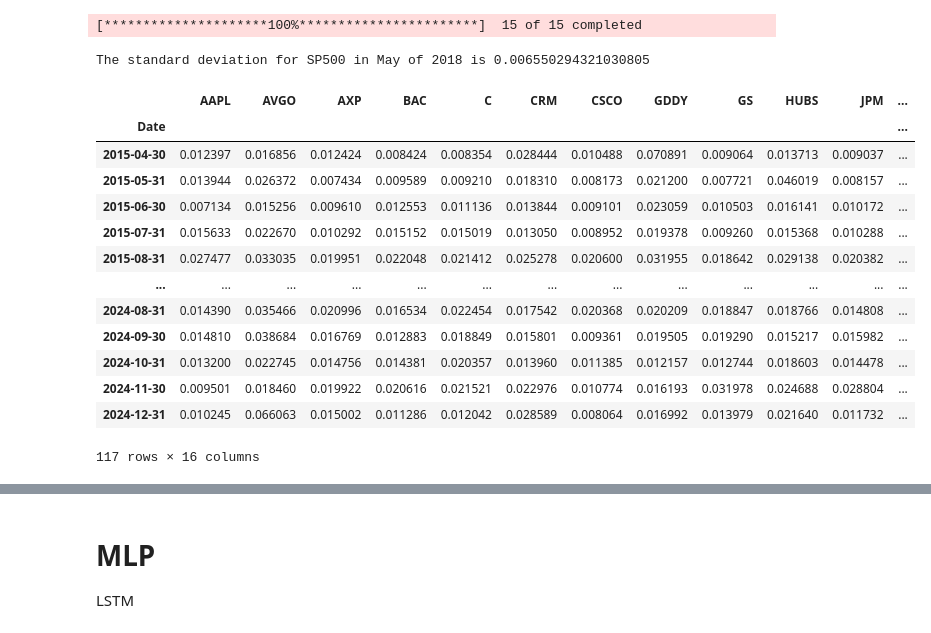
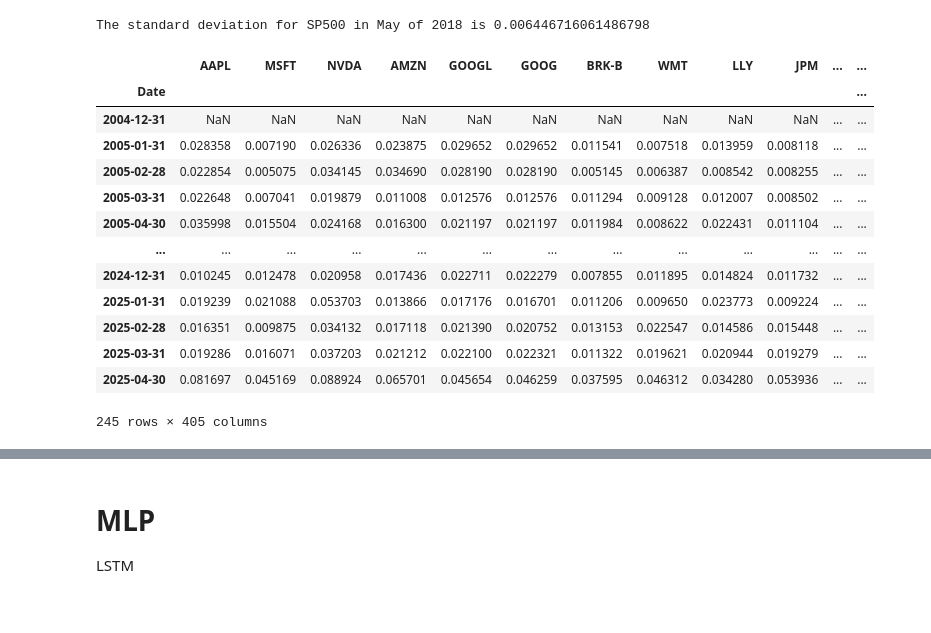
Before and after one commit to rishitashroff/riskreturncalculator, a Jupyter notebook: Project.ipynb, the cells around one changed output, grey strips where cells are left out. Saved outputs shown, nothing was run; the diff lists cells and outputs as text; code cells hidden in the pictures.

```diff
--- a/Project.ipynb
+++ b/Project.ipynb
@@ -20,0 +20,13 @@ import matplotlib.pyplot as plt
+# %%
+r = pd.read_csv('sp500_stocks.csv')
+stock_list = r['Ticker'].values.tolist() + ['^GSPC']
+r.set_index('Ticker', inplace=True)
+# stock_list
+# %%
+adj_close_data = {}
+
+for stock in stock_list:
+    data = yf.download(stock, start-pd.offsets.BDay(1), end+pd.offsets.BDay(1), auto_adjust=False)['Adj Close']
+    first_date = data.index.min()
+    if first_date.year <= 2005:
+        adj_close_data[stock] = data[stock]
@@ -20,0 +51,3 @@ import matplotlib.pyplot as plt
+# %%
+returns = pd.DataFrame(adj_close_data).pct_change().dropna()
+returns
@@ -35,58 +111,54 @@ These are the fifteen stocks assigned to you: AAPL AVGO AXP BAC C CRM CSCO GDDY
 # %%
 # defining start and end date
-start = dt.datetime(2000, 1, 1)
-end = dt.datetime(2024, 12, 31)
+# start = dt.datetime(2005, 1, 1)
+# end = dt.datetime(2025, 5, 31)
 
 # getting returns of the stocks
 # calculates returns using adjusted close price
 # ensures that we have returns of only those dates where all companies have available information
-returns = yf.download(stock_list, start-pd.offsets.BDay(1), end+pd.offsets.BDay(1), auto_adjust=False)['Adj Close'].pct_change().dropna()
+# returns = yf.download(stock_list, start-pd.offsets.BDay(1), end+pd.offsets.BDay(1), auto_adjust=False)['Adj Close'].pct_change().dropna()
 
-# gets all returns Close, high, low, open, volume
-#returns = yf.download(stock_list, start, end)
 
 # S&P 500
-sp500 = yf.Ticker("^GSPC")
-sp500_data = sp500.history(period="25y")
-sp500_data['SP500'] = sp500_data['Close'].pct_change()
-sp500_data = sp500_data.drop(columns=["Open", "High", "Low", "Close", "Volume", "Dividends", "Stock Splits"])
+# sp500 = yf.Ticker("^GSPC")
+# sp500_data = sp500.history(period="25y")
+# sp500_data['SP500'] = sp500_data['Close'].pct_change()
+# sp500_data = sp500_data.drop(columns=["Open", "High", "Low", "Close", "Volume", "Dividends", "Stock Splits"])
 
-sp500_data.index = sp500_data.index.strftime('%m-%d-%Y')
-sp500_data.index = pd.to_datetime(sp500_data.index)
+# sp500_data.index = sp500_data.index.strftime('%m-%d-%Y')
+# sp500_data.index = pd.to_datetime(sp500_data.index)
 # sp500_mon = sp500_data.resample(rule = 'ME').apply(lambda x: x.add(1).prod().sub(1))
-# %% [output]
-[*********************100%***********************]  15 of 15 completed
 # %%
 # Find finding monthly returns
-returns = pd.merge(returns, sp500_data, left_index = True, right_index = True )
-
+# returns = pd.merge(returns, sp500_data, left_index = True, right_index = True )
+returns.rename(columns ={'^GSPC':'SP500'}, inplace=True)
 returns_mon = returns.resample(rule = 'ME').apply(lambda x: x.add(1).prod().sub(1))
 # %%
 # Standard deviation for 2018, May SP500
-sp500_stdev = returns.loc[(returns.index.year == 2018) & (returns.index.month == 5)]['SP500'].std()
+sp500_stdev = returns.loc[(returns.index.year == 2005) & (returns.index.month == 1)]['SP500'].std()
 print(f"The standard deviation for SP500 in May of 2018 is {sp500_stdev}")
 
 # Calculating STDEV for each month
 monthly_std = returns.groupby(by=[returns.index.month, returns.index.year]).std()
 monthly_std.index = pd.to_datetime(monthly_std.index.map(lambda x: f"{x[1]}-{x[0]}"), format="%Y-%m")
 monthly_std.sort_index(inplace=True)
 monthly_std.index = returns_mon.index
 
 # Double check
 monthly_std
 # %% [output]
-The standard deviation for SP500 in May of 2018 is 0.006550294321030805
+The standard deviation for SP500 in May of 2018 is 0.006446716061486798
-|  | AAPL | AVGO | AXP | BAC | C | CRM | CSCO | GDDY | GS | HUBS | JPM | ... |
+|  | AAPL | MSFT | NVDA | AMZN | GOOGL | GOOG | BRK-B | WMT | LLY | JPM | ... | ... |
 | Date |  |  |  |  |  |  |  |  |  |  |  | ... |
-| 2015-04-30 | 0.012397 | 0.016856 | 0.012424 | 0.008424 | 0.008354 | 0.028444 | 0.010488 | 0.070891 | 0.009064 | 0.013713 | 0.009037 | ... |
-| 2015-05-31 | 0.013944 | 0.026372 | 0.007434 | 0.009589 | 0.009210 | 0.018310 | 0.008173 | 0.021200 | 0.007721 | 0.046019 | 0.008157 | ... |
-| 2015-06-30 | 0.007134 | 0.015256 | 0.009610 | 0.012553 | 0.011136 | 0.013844 | 0.009101 | 0.023059 | 0.010503 | 0.016141 | 0.010172 | ... |
-| 2015-07-31 | 0.015633 | 0.022670 | 0.010292 | 0.015152 | 0.015019 | 0.013050 | 0.008952 | 0.019378 | 0.009260 | 0.015368 | 0.010288 | ... |
-| 2015-08-31 | 0.027477 | 0.033035 | 0.019951 | 0.022048 | 0.021412 | 0.025278 | 0.020600 | 0.031955 | 0.018642 | 0.029138 | 0.020382 | ... |
+| 2004-12-31 | NaN | NaN | NaN | NaN | NaN | NaN | NaN | NaN | NaN | NaN | ... | ... |
+| 2005-01-31 | 0.028358 | 0.007190 | 0.026336 | 0.023875 | 0.029652 | 0.029652 | 0.011541 | 0.007518 | 0.013959 | 0.008118 | ... | ... |
+| 2005-02-28 | 0.022854 | 0.005075 | 0.034145 | 0.034690 | 0.028190 | 0.028190 | 0.005145 | 0.006387 | 0.008542 | 0.008255 | ... | ... |
+| 2005-03-31 | 0.022648 | 0.007041 | 0.019879 | 0.011008 | 0.012576 | 0.012576 | 0.011294 | 0.009128 | 0.012007 | 0.008502 | ... | ... |
+| 2005-04-30 | 0.035998 | 0.015504 | 0.024168 | 0.016300 | 0.021197 | 0.021197 | 0.011984 | 0.008622 | 0.022431 | 0.011104 | ... | ... |
 | ... | ... | ... | ... | ... | ... | ... | ... | ... | ... | ... | ... | ... |
-| 2024-08-31 | 0.014390 | 0.035466 | 0.020996 | 0.016534 | 0.022454 | 0.017542 | 0.020368 | 0.020209 | 0.018847 | 0.018766 | 0.014808 | ... |
-| 2024-09-30 | 0.014810 | 0.038684 | 0.016769 | 0.012883 | 0.018849 | 0.015801 | 0.009361 | 0.019505 | 0.019290 | 0.015217 | 0.015982 | ... |
-| 2024-10-31 | 0.013200 | 0.022745 | 0.014756 | 0.014381 | 0.020357 | 0.013960 | 0.011385 | 0.012157 | 0.012744 | 0.018603 | 0.014478 | ... |
-| 2024-11-30 | 0.009501 | 0.018460 | 0.019922 | 0.020616 | 0.021521 | 0.022976 | 0.010774 | 0.016193 | 0.031978 | 0.024688 | 0.028804 | ... |
-| 2024-12-31 | 0.010245 | 0.066063 | 0.015002 | 0.011286 | 0.012042 | 0.028589 | 0.008064 | 0.016992 | 0.013979 | 0.021640 | 0.011732 | ... |
+| 2024-12-31 | 0.010245 | 0.012478 | 0.020958 | 0.017436 | 0.022711 | 0.022279 | 0.007855 | 0.011895 | 0.014824 | 0.011732 | ... | ... |
+| 2025-01-31 | 0.019239 | 0.021088 | 0.053703 | 0.013866 | 0.017176 | 0.016701 | 0.011206 | 0.009650 | 0.023773 | 0.009224 | ... | ... |
+| 2025-02-28 | 0.016351 | 0.009875 | 0.034132 | 0.017118 | 0.021390 | 0.020752 | 0.013153 | 0.022547 | 0.014586 | 0.015448 | ... | ... |
+| 2025-03-31 | 0.019286 | 0.016071 | 0.037203 | 0.021212 | 0.022100 | 0.022321 | 0.011322 | 0.019621 | 0.020944 | 0.019279 | ... | ... |
+| 2025-04-30 | 0.081697 | 0.045169 | 0.088924 | 0.065701 | 0.045654 | 0.046259 | 0.037595 | 0.046312 | 0.034280 | 0.053936 | ... | ... |
-117 rows × 16 columns
+245 rows × 405 columns
```
Also changed, not shown: parts of 26 cells of this notebook, 4 other files.
